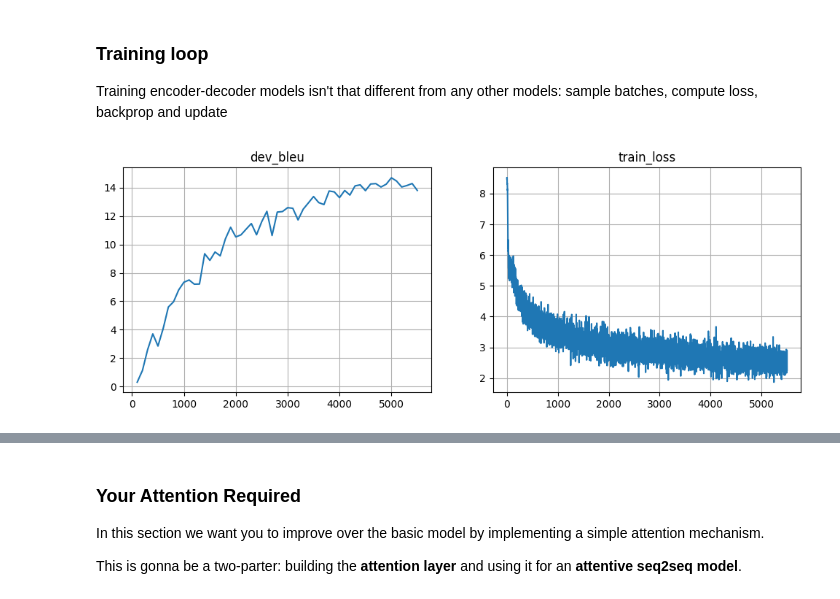
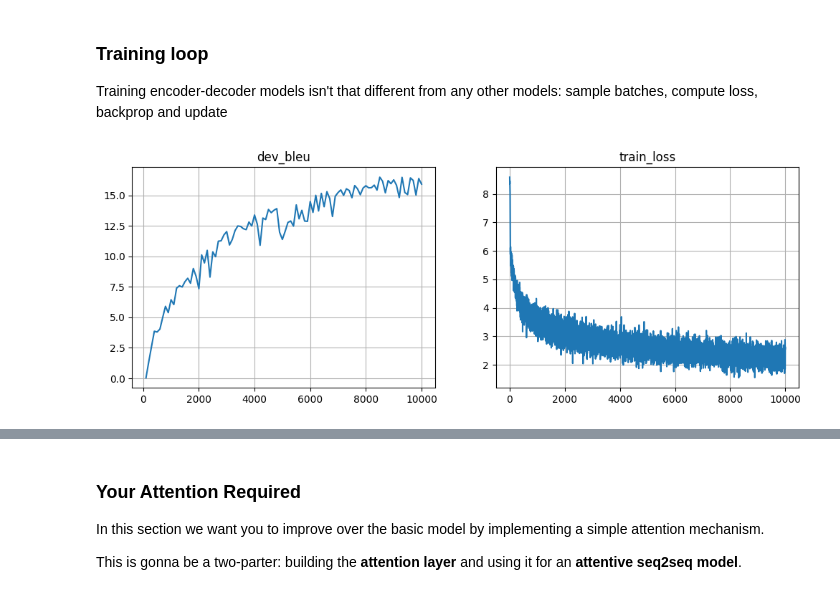
Before and after one commit to aclbk54/NLP-2025, a Jupyter notebook: new_practice_and_homework.ipynb, the cells around one changed output, grey strips where cells are left out. Drawn from its saved outputs; the diff is of its cells as text; code cells hidden in the pictures.

```diff
--- a/new_practice_and_homework.ipynb
+++ b/new_practice_and_homework.ipynb
@@ -374,32 +363,32 @@ model = BasicModel(inp_voc, out_voc).to(device)
 opt = torch.optim.Adam(model.parameters(), lr=1e-3)
 batch_size = 32
 # %%
-for _ in trange(5000): # Не осилил 25000
+for _ in trange(10000): # Не осилил 25000
     step = len(metrics['train_loss']) + 1
     batch_ix = np.random.randint(len(train_inp), size=batch_size)
     batch_inp = inp_voc.to_matrix(train_inp[batch_ix]).to(device)
     batch_out = out_voc.to_matrix(train_out[batch_ix]).to(device)
 
     opt.zero_grad()
     loss_t = compute_loss(model, batch_inp, batch_out)
     loss_t.backward()
     opt.step()
 
     metrics['train_loss'].append((step, loss_t.item()))
 
     if step % 100 == 0:
         metrics['dev_bleu'].append((step, compute_bleu(model, dev_inp, dev_out)))
 
         clear_output(True)
         plt.figure(figsize=(12,4))
         for i, (name, history) in enumerate(sorted(metrics.items())):
             plt.subplot(1, len(metrics), i + 1)
             plt.title(name)
             plt.plot(*zip(*history))
             plt.grid()
         plt.show()
         print("Mean loss=%.3f" % np.mean(metrics['train_loss'][-10:], axis=0)[1], flush=True)
 
 # Note: it's okay if bleu oscillates up and down as long as it gets better on average over long term (e.g. 5k batches)
 # %% [output]
-[figure, old version]
+[figure, new version]
```
Also changed, not shown: parts of 12 cells of this notebook.
